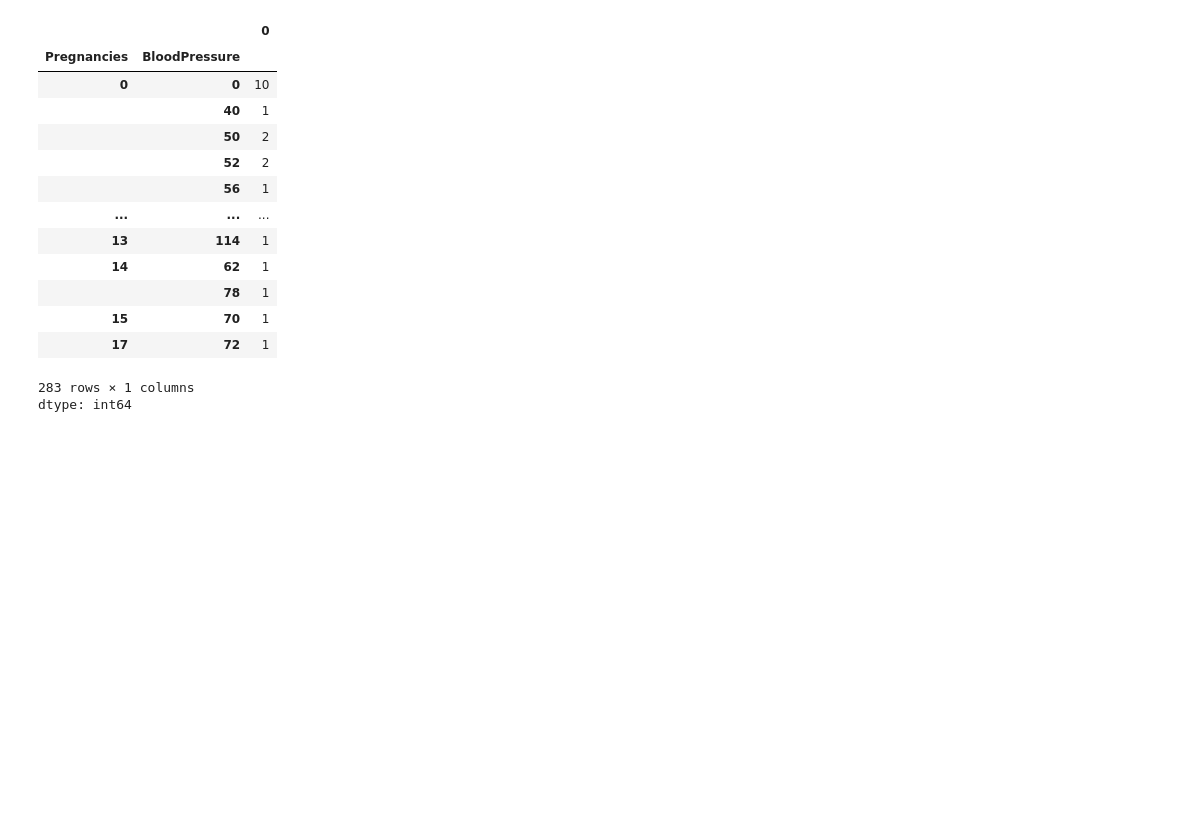
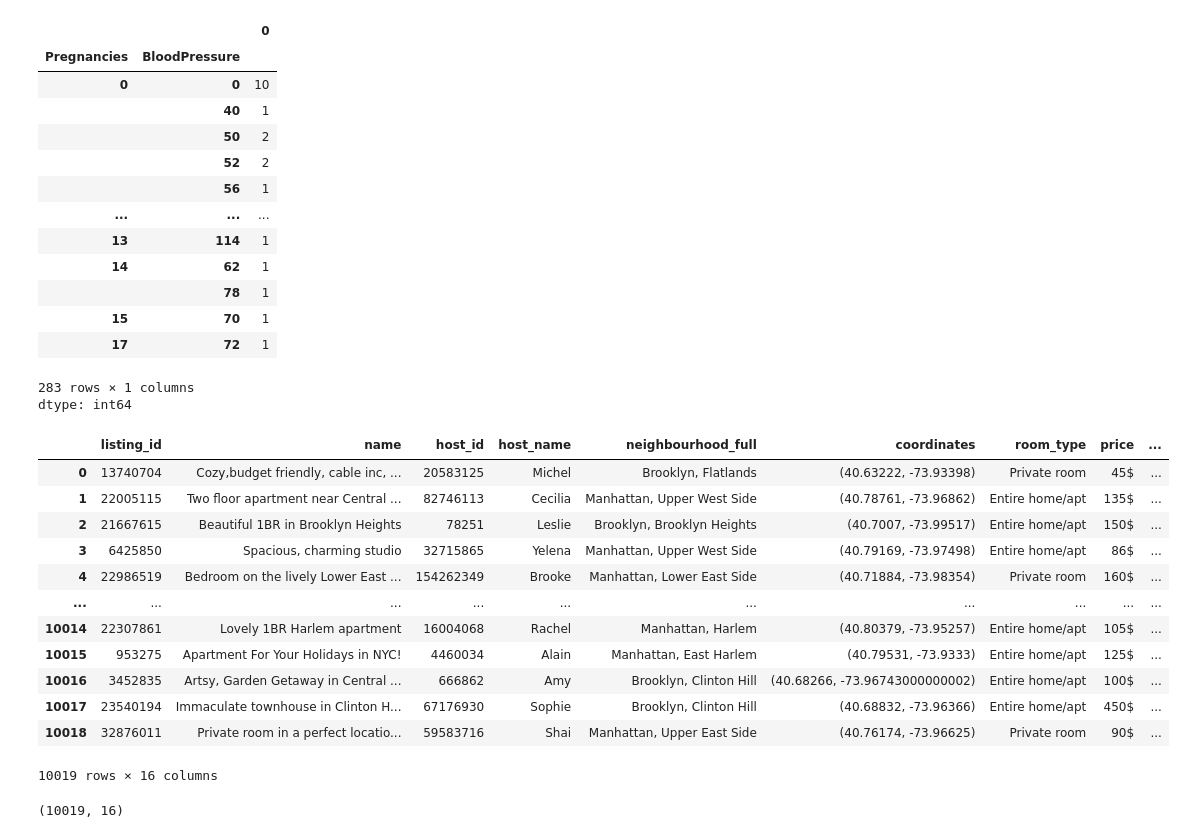
Before and after one commit to gowtham-dd/Data-Science-Basics, a Jupyter notebook: PANDAS.ipynb, the cells around one changed output. Saved outputs shown, nothing was run; the diff lists cells and outputs as text; code cells hidden in the pictures; blank space fills up the shorter version.

```diff
--- a/PANDAS.ipynb
+++ b/PANDAS.ipynb
@@ -848,3 +848,26 @@ abd.size()
 | 17 | 72 | 1 |
 283 rows × 1 columns
 dtype: int64
+# %%
+import pandas as pd
+airbnb = pd.read_csv('https://raw.githubusercontent.com/nethajinirmal13/Training-datasets/main/airbnb.csv?raw=true', index_col = 'Unnamed: 0')
+display(airbnb)
+# %% [output]
+|  | listing_id | name | host_id | host_name | neighbourhood_full | coordinates | room_type | price | ... |
+| 0 | 13740704 | Cozy,budget friendly, cable inc, ... | 20583125 | Michel | Brooklyn, Flatlands | (40.63222, -73.93398) | Private room | 45$ | ... |
+| 1 | 22005115 | Two floor apartment near Central ... | 82746113 | Cecilia | Manhattan, Upper West Side | (40.78761, -73.96862) | Entire home/apt | 135$ | ... |
+| 2 | 21667615 | Beautiful 1BR in Brooklyn Heights | 78251 | Leslie | Brooklyn, Brooklyn Heights | (40.7007, -73.99517) | Entire home/apt | 150$ | ... |
+| 3 | 6425850 | Spacious, charming studio | 32715865 | Yelena | Manhattan, Upper West Side | (40.79169, -73.97498) | Entire home/apt | 86$ | ... |
+| 4 | 22986519 | Bedroom on the lively Lower East ... | 154262349 | Brooke | Manhattan, Lower East Side | (40.71884, -73.98354) | Private room | 160$ | ... |
+| ... | ... | ... | ... | ... | ... | ... | ... | ... | ... |
+| 10014 | 22307861 | Lovely 1BR Harlem apartment | 16004068 | Rachel | Manhattan, Harlem | (40.80379, -73.95257) | Entire home/apt | 105$ | ... |
+| 10015 | 953275 | Apartment For Your Holidays in NYC! | 4460034 | Alain | Manhattan, East Harlem | (40.79531, -73.9333) | Entire home/apt | 125$ | ... |
+| 10016 | 3452835 | Artsy, Garden Getaway in Central ... | 666862 | Amy | Brooklyn, Clinton Hill | (40.68266, -73.96743000000002) | Entire home/apt | 100$ | ... |
+| 10017 | 23540194 | Immaculate townhouse in Clinton H... | 67176930 | Sophie | Brooklyn, Clinton Hill | (40.68832, -73.96366) | Entire home/apt | 450$ | ... |
+| 10018 | 32876011 | Private room in a perfect locatio... | 59583716 | Shai | Manhattan, Upper East Side | (40.76174, -73.96625) | Private room | 90$ | ... |
+10019 rows × 16 columns
+# %%
+airbnb.describe()
+airbnb.shape
+# %% [output]
+(10019, 16)
```
Also changed, not shown: parts of 9 cells of this notebook.
